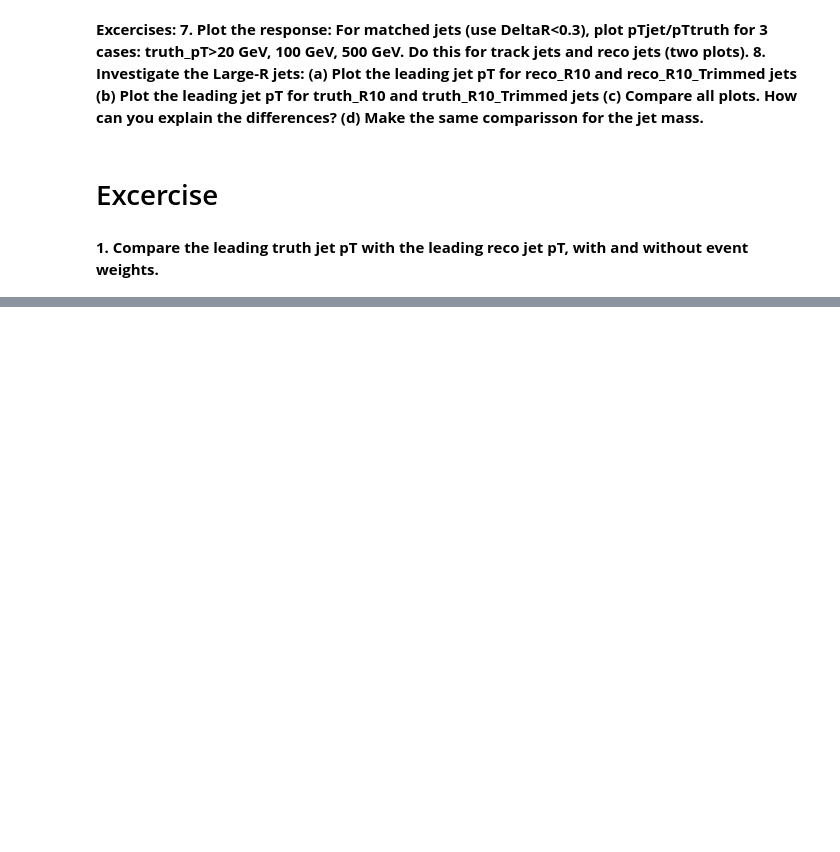
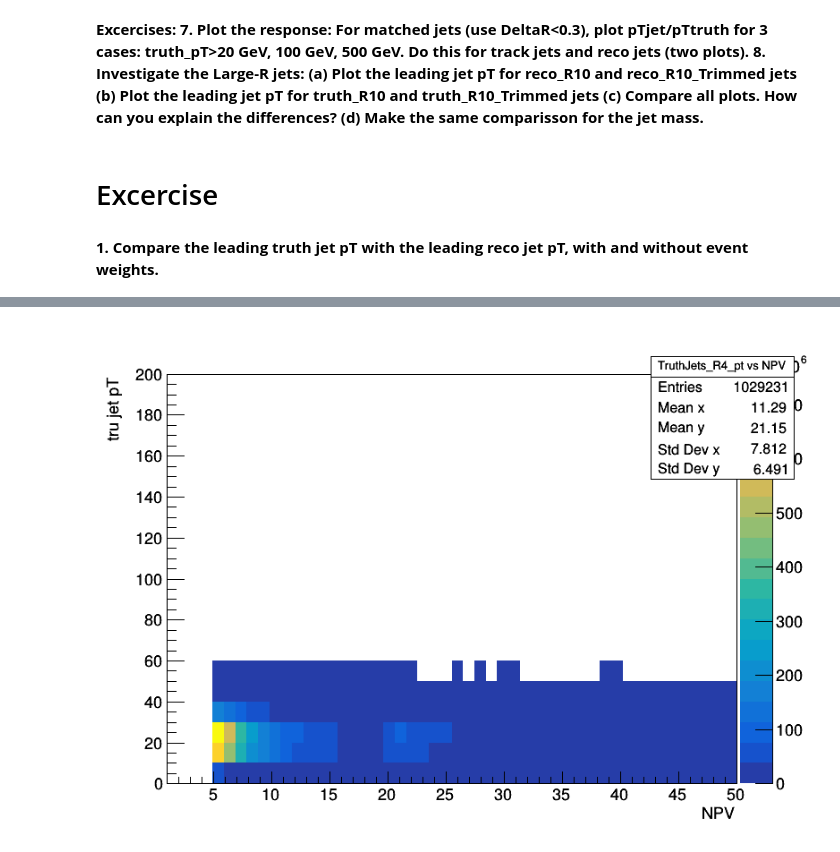
Before and after one commit to mstorresh/experimentalparticlesUNAL, a Jupyter notebook: Jets/Jets_cpp.ipynb, the cells around one changed output, grey strips where cells are left out. Saved outputs shown, nothing was run; the diff lists cells and outputs as text; code cells hidden in the pictures; blank space fills up the shorter version.

```diff
--- a/Jets/Jets_cpp.ipynb
+++ b/Jets/Jets_cpp.ipynb
@@ -263,0 +455,5 @@ canvas2->Draw();
+# %%
+hi2_trujet_pt->Draw("colz");
+canvas15->Draw();
+# %% [output]
+[figure, added]
```
Also changed, not shown: parts of 53 cells of this notebook, 2 other files.
